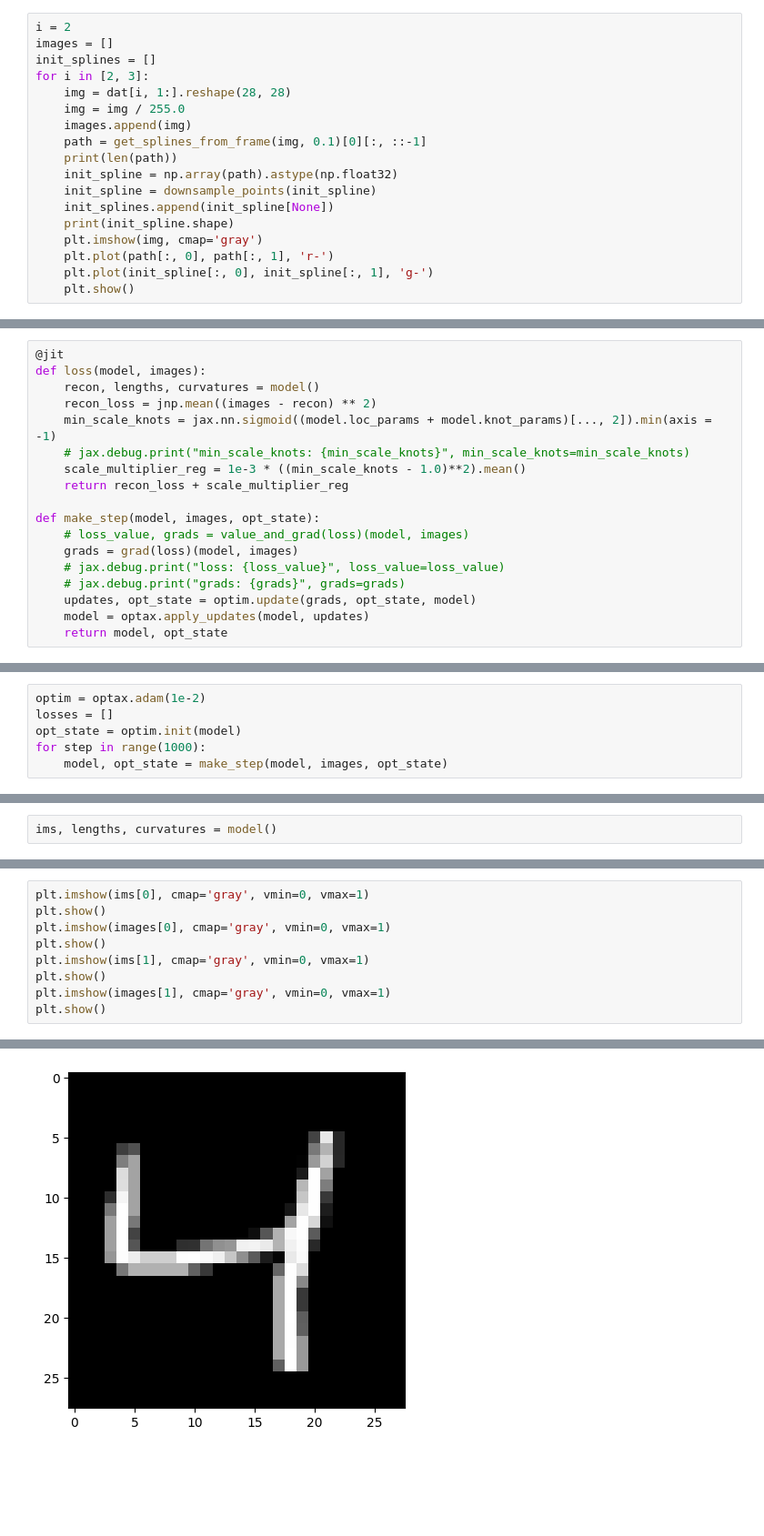
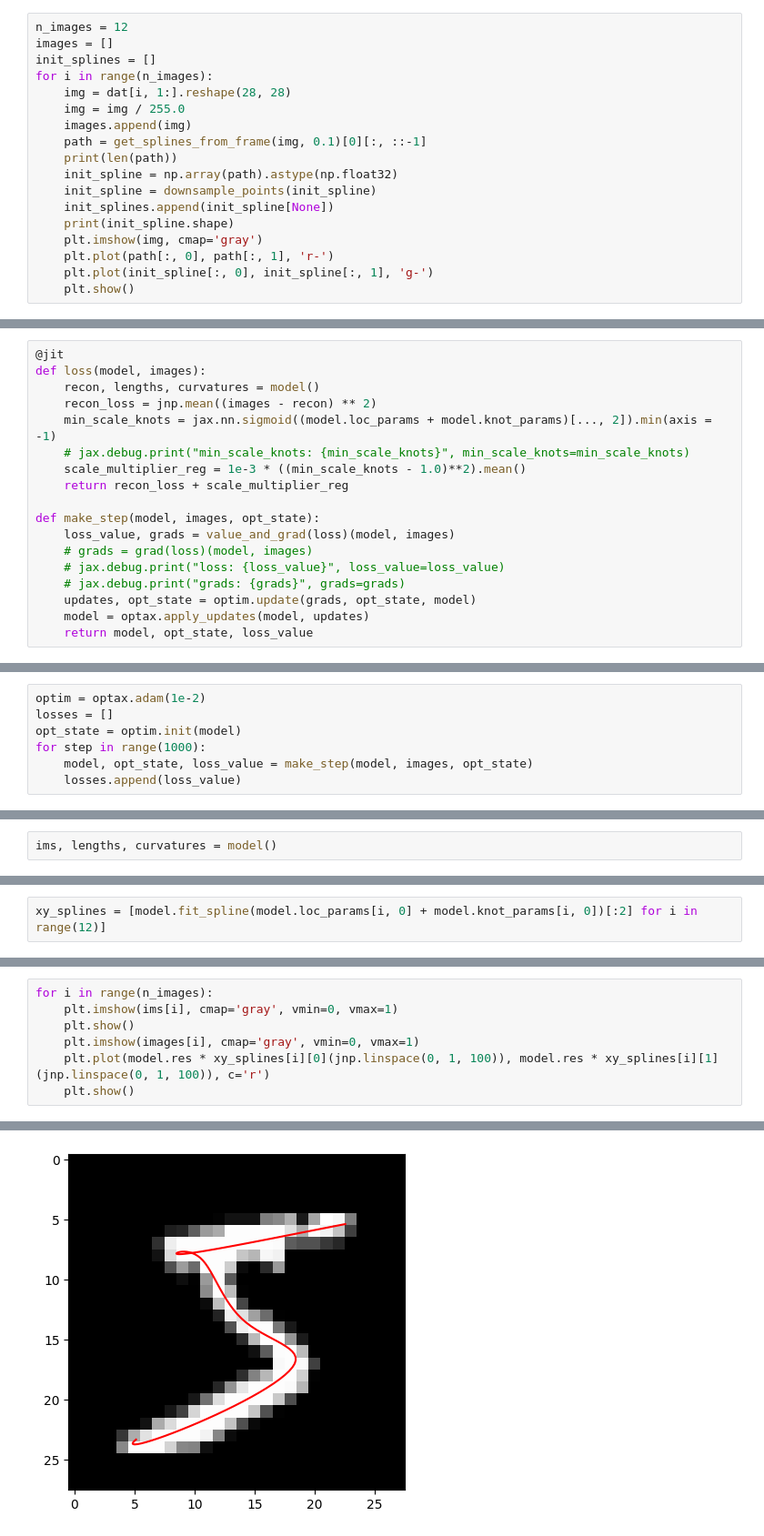
Before and after one commit to kirkegaardlab/splender, a Jupyter notebook: test_optax.ipynb, the cells around one changed output, grey strips where cells are left out. Shown at 91% size. Cells and saved outputs as stored; diff of their text form; blank space fills up the shorter version.

```diff
--- a/test_optax.ipynb
+++ b/test_optax.ipynb
@@ -48,10 +48,10 @@ def downsample_points(coords):
     y = y_spline(s_uniform)
     return jnp.stack([x, y], axis=-1)
 # %%
-i = 2
+n_images = 12
 images = []
 init_splines = []
-for i in [2, 3]:
+for i in range(n_images):
     img = dat[i, 1:].reshape(28, 28)
     img = img / 255.0
     images.append(img)
@@ -150,13 +191,13 @@ def loss(model, images):
     return recon_loss + scale_multiplier_reg
 
 def make_step(model, images, opt_state):
-    # loss_value, grads = value_and_grad(loss)(model, images)
-    grads = grad(loss)(model, images)
+    loss_value, grads = value_and_grad(loss)(model, images)
+    # grads = grad(loss)(model, images)
     # jax.debug.print("loss: {loss_value}", loss_value=loss_value)
     # jax.debug.print("grads: {grads}", grads=grads)
     updates, opt_state = optim.update(grads, opt_state, model)
     model = optax.apply_updates(model, updates)
-    return model, opt_state
+    return model, opt_state, loss_value
 # %%
 model.loc_params
 # %% [output]
@@ -169,5 +223,6 @@ optim = optax.adam(1e-2)
 losses = []
 opt_state = optim.init(model)
 for step in range(1000):
-    model, opt_state = make_step(model, images, opt_state)
+    model, opt_state, loss_value = make_step(model, images, opt_state)
+    losses.append(loss_value)
 # %%
@@ -237,0 +276,2 @@ ims.shape
+# %%
+xy_splines = [model.fit_spline(model.loc_params[i, 0] + model.knot_params[i, 0])[:2] for i in range(12)]
@@ -238,10 +299,8 @@ ims.shape
 # %%
-plt.imshow(ims[0], cmap='gray', vmin=0, vmax=1)
-plt.show()
-plt.imshow(images[0], cmap='gray', vmin=0, vmax=1)
-plt.show()
-plt.imshow(ims[1], cmap='gray', vmin=0, vmax=1)
-plt.show()
-plt.imshow(images[1], cmap='gray', vmin=0, vmax=1)
-plt.show()
+for i in range(n_images):
+    plt.imshow(ims[i], cmap='gray', vmin=0, vmax=1)
+    plt.show()
+    plt.imshow(images[i], cmap='gray', vmin=0, vmax=1)
+    plt.plot(model.res * xy_splines[i][0](jnp.linspace(0, 1, 100)), model.res * xy_splines[i][1](jnp.linspace(0, 1, 100)), c='r')
+    plt.show()
 # %% [output]
@@ -249 +308 @@ plt.show()
-[figure, old version]
+[figure, new version]
```
Also changed, not shown: parts of 14 cells of this notebook.
